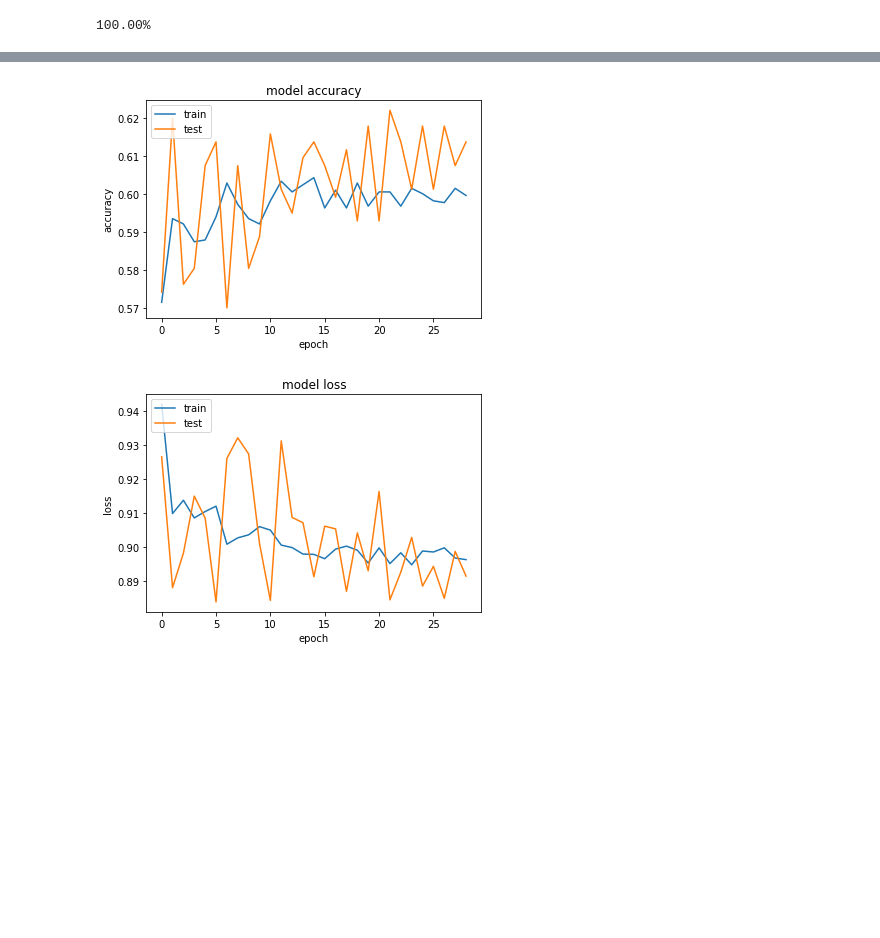
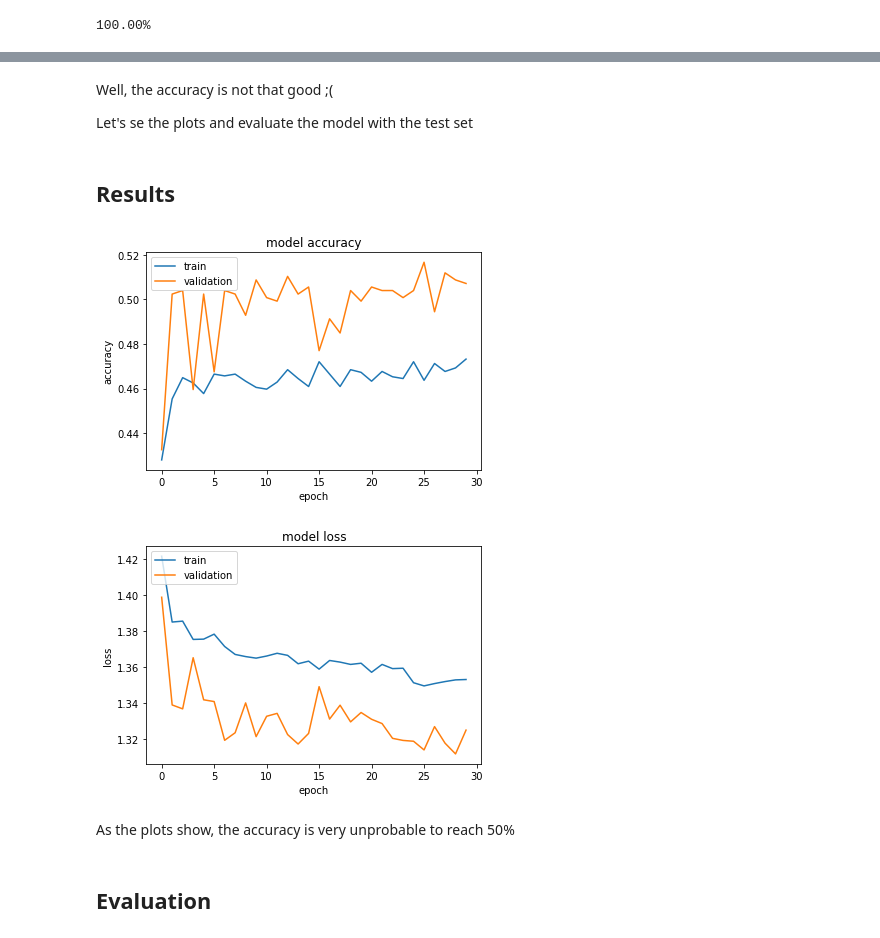
Before and after one commit to jmorgadov/trajectory-classification, a Jupyter notebook: lstm.ipynb, the cells around one changed output, grey strips where cells are left out. Saved outputs shown, nothing was run; the diff lists cells and outputs as text; code cells hidden in the pictures; blank space fills up the shorter version.

Commit message:
Add basic explanation on lstm notebook

```diff
--- a/lstm.ipynb
+++ b/lstm.ipynb
@@ -18,3 +33,3 @@ data = get_selected_data()
 # %%
-trajectories = [tmd["traj_data"] for tmd in data if tmd["class"] != "train" and tmd["class"] != "bus"]
-classes = [tmd["class"] for tmd in data if tmd["class"] != "train" and tmd["class"] != "bus"]
+trajectories = [tmd["traj_data"] for tmd in data]
+classes = [tmd["class"] for tmd in data]
@@ -34,8 +56,8 @@ All classes labeled: [2 1 1 ... 2 2 2]
 # %%
 X_train, X_test, y_train, y_test = train_test_split(
-    trajectories, labeled_classes, stratify=labeled_classes, random_state=0, test_size=0.20,
+    trajectories,
+    labeled_classes,
+    stratify=labeled_classes,
+    random_state=0,
+    test_size=0.20,
 )
-
-X_validation, X_test, y_validation, y_test = train_test_split(
-    X_test, y_test, stratify=y_test, random_state=0, test_size=0.10,
-)
@@ -70,5 +109,4 @@ def save_history(model, file_name="history"):
 # %%
 last_n_points = 100
-tX, ty = prepare_data(X_train, y_train, last_n_points)
-vX, vy = prepare_data(X_validation, y_validation, last_n_points)
-teX, tey = prepare_data(X_test, y_test, last_n_points)
+X_train = clamp_data(X_train, last_n_points)
+X_test = clamp_data(X_test, last_n_points)
@@ -83,20 +117,9 @@ def predict(trajs, model, hist_size=75, cls = None):
 # %%
-model = keras.Sequential()
-
-model.add(layers.LSTM(128, input_shape=(last_n_points, 3), return_sequences=True))
-model.add(layers.LSTM(64, input_shape=(last_n_points, 3), return_sequences=True))
-model.add(layers.Bidirectional(layers.LSTM(32, input_shape=(last_n_points, 3)), merge_mode='ave'))
-model.add(layers.Dense(15, activation='relu'))
-model.add(layers.Dense(3, activation='softmax'))
-
-model.compile(loss='sparse_categorical_crossentropy',
-              optimizer='rmsprop',
-              metrics=['accuracy'])
+model = get_model()
 model.summary()
-
-
-es = keras.callbacks.EarlyStopping(monitor='loss', mode='min', verbose=1, patience=5)
-mc = keras.callbacks.ModelCheckpoint('best_model_9.h5', monitor='accuracy', mode='max', verbose=1, save_best_only=True)
-
-history = model.fit(tX, ty, epochs=30, callbacks=[mc, es], validation_data=(vX, vy))
+es = callbacks.EarlyStopping(monitor="loss", mode="min", verbose=1, patience=5)
+mc = callbacks.ModelCheckpoint(
+    "best_model.h5", monitor="accuracy", mode="max", verbose=1, save_best_only=True
+)
+history = model.fit(X_train, np.array(y_train), epochs=30, callbacks=[mc, es], validation_split=0.2)
 # %% [output]
@@ -120,6 +148,16 @@ Epoch 29: early stopping
+# %% [markdown]
+Well, the accuracy is not that good ;(
+
+Let's se the plots and evaluate the model with the test set
+# %% [markdown]
+## Results
 # %%
-save_history(history.history, "history_78")
+save_history(history.history, "best_model_history")
 plot_model_results(history.history)
 # %% [output]
-[figure, old version]
+[figure, new version]
-[figure, old version]
+[figure, new version]
+# %% [markdown]
+As the plots show, the accuracy is very unprobable to reach 50%
+# %% [markdown]
+## Evaluation
```
Also changed, not shown: parts of 29 cells of this notebook, 4 other files.
